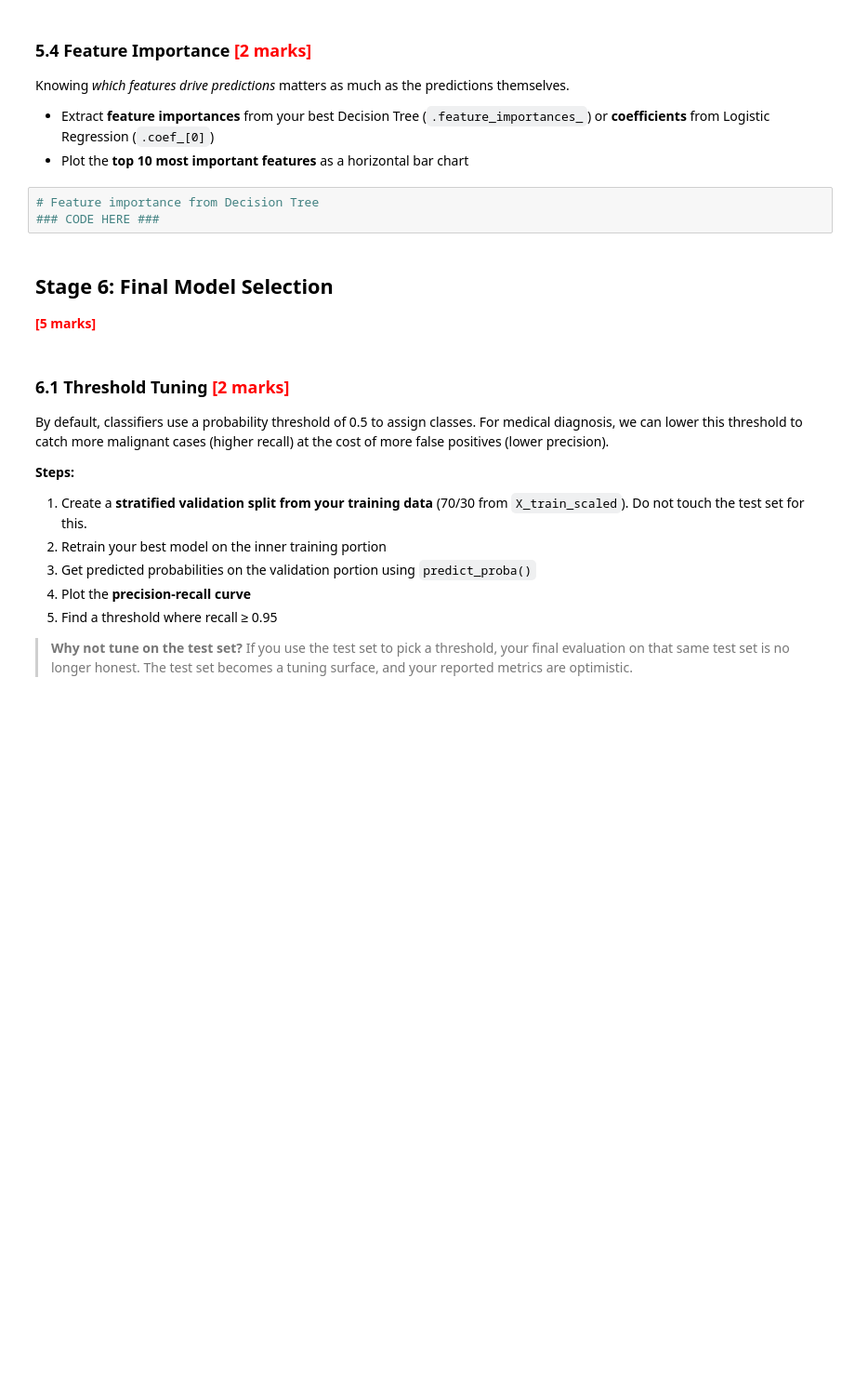
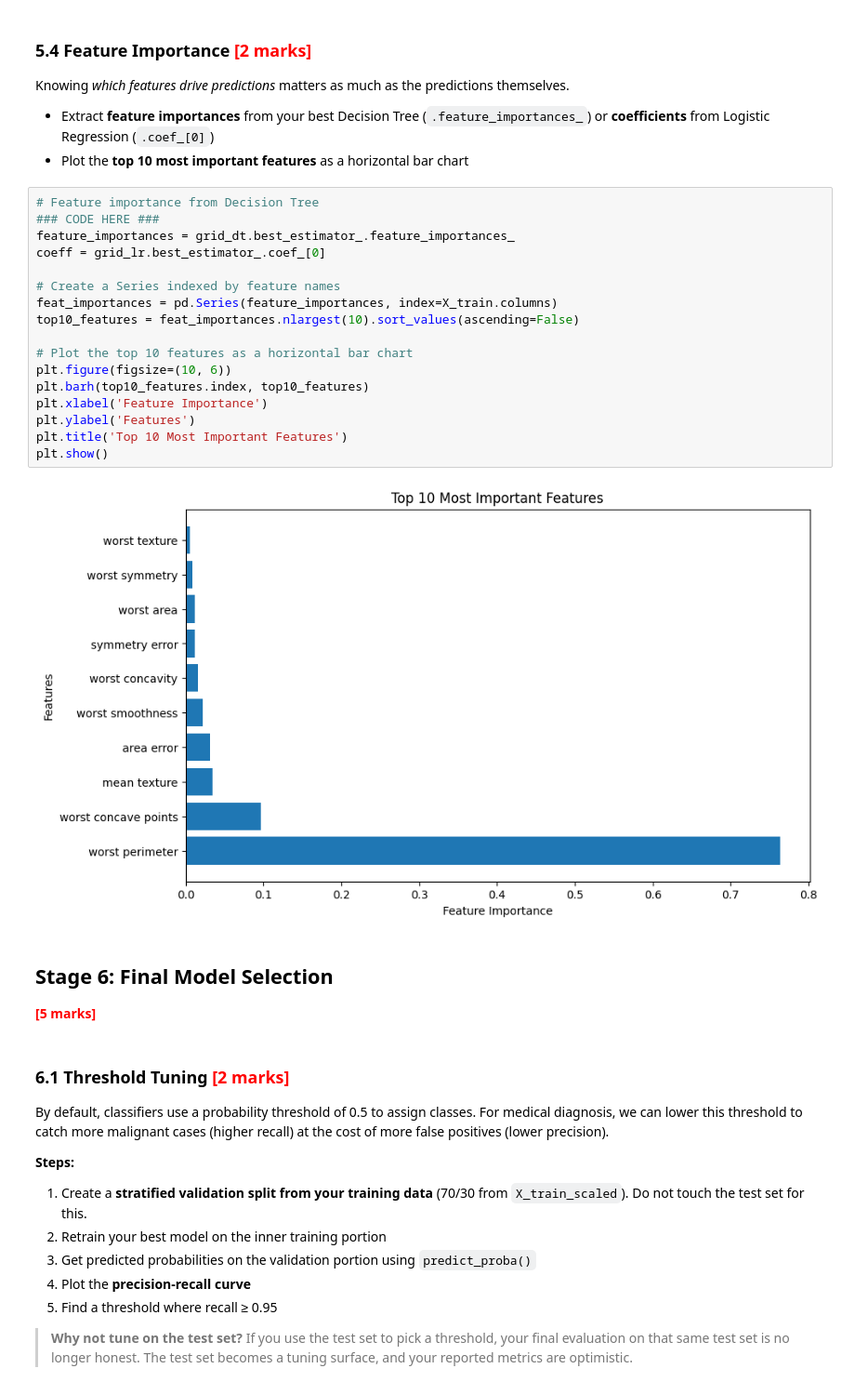
Before and after one commit to rhombus-india/iit-kgp-assignments, a Jupyter notebook: Classification_Assignment_IITKGP/Classification_Models_Exercise.ipynb, the cells around one changed output. Shown at 93% size. Drawn from its saved outputs; the diff is of its cells as text; blank space fills up the shorter version.

```diff
--- a/Classification_Assignment_IITKGP/Classification_Models_Exercise.ipynb
+++ b/Classification_Assignment_IITKGP/Classification_Models_Exercise.ipynb
@@ -621,6 +736,22 @@ Knowing *which features drive predictions* matters as much as the predictions th
 # %%
 # Feature importance from Decision Tree
 ### CODE HERE ###
+feature_importances = grid_dt.best_estimator_.feature_importances_
+coeff = grid_lr.best_estimator_.coef_[0]
+
+# Create a Series indexed by feature names
+feat_importances = pd.Series(feature_importances, index=X_train.columns)
+top10_features = feat_importances.nlargest(10).sort_values(ascending=False)
+
+# Plot the top 10 features as a horizontal bar chart
+plt.figure(figsize=(10, 6))
+plt.barh(top10_features.index, top10_features)
+plt.xlabel('Feature Importance')
+plt.ylabel('Features')
+plt.title('Top 10 Most Important Features')
+plt.show()
+# %% [output]
+[figure, added]
 # %% [markdown]
 ## Stage 6: Final Model Selection
 
```
Also changed, not shown: parts of 10 cells of this notebook.
